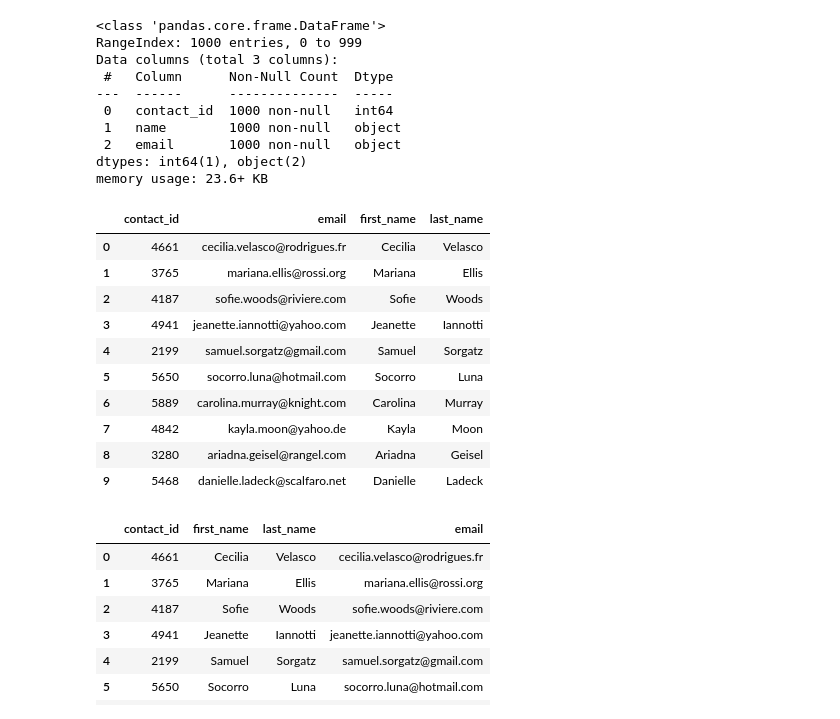
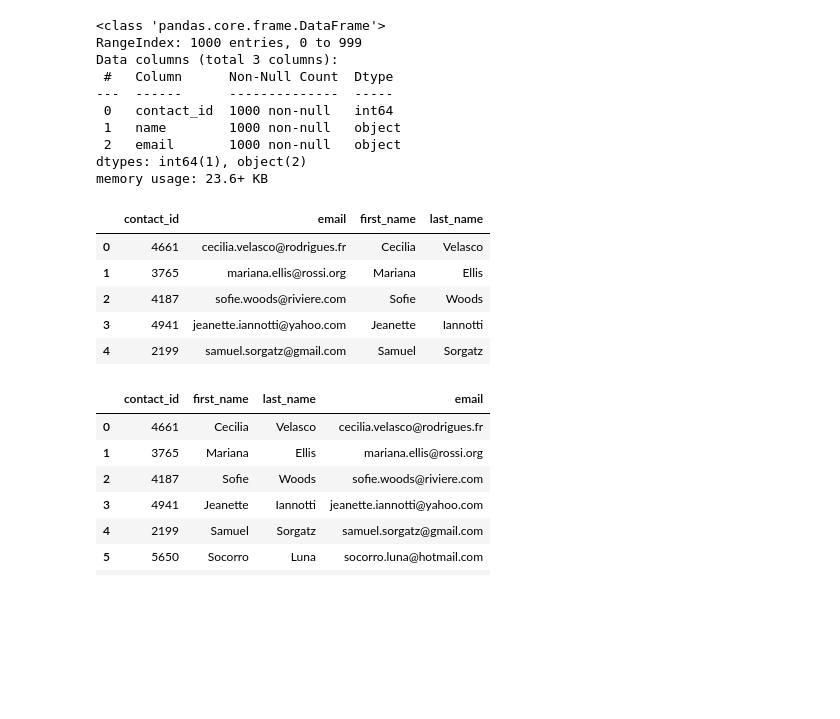
Before and after one commit to Jad95/Crowdfunding_ETL, a Jupyter notebook: ETL_Mini_Project_Abdullah_Amjad_Code.ipynb, the cells around one changed output. Saved outputs shown, nothing was run; the diff lists cells and outputs as text; code cells hidden in the pictures; blank space fills up the shorter version.

```diff
--- a/ETL_Mini_Project_Abdullah_Amjad_Code.ipynb
+++ b/ETL_Mini_Project_Abdullah_Amjad_Code.ipynb
@@ -291,7 +316,7 @@ campaign_cleaned.to_csv("Resources/campaign.csv", index=False)
 ### Extract the contacts.xlsx Data.
 # %%
 # Read the data into a Pandas DataFrame. Use the `header=2` parameter when reading in the data.
-contact_info_crowdfunding_info_df = pd.read_excel('Resources/contacts.xlsx', header=2)
+contact_info_crowdfunding_info_df = pd.read_excel('Resources/contacts.xlsx', header=3)
 contact_info_crowdfunding_info_df.head()
 # %% [output]
 |  | contact_info |
@@ -317,7 +342,11 @@ Then export the DataFrame as a `contacts.csv` CSV file.
 import json
 dict_values = []
 
+for index, row in contact_info_crowdfunding_info_df.iterrows():
+    contact_info = row['contact_info']
+    contact_dict = json.loads(contact_info)  # Convert the JSON string to a dictionary
+    dict_values.append(contact_dict)
 
-# Print out the list of values for each row.
+# Print out the list of dictionaries (values for each row)
 print(dict_values)
 # %% [output]
@@ -325,6 +354,8 @@ print(dict_values)
 # %%
 # Create a contact_info DataFrame and add each list of values, i.e., each row
 # to the 'contact_id', 'name', 'email' columns.
+contact_info_df = pd.DataFrame(dict_values)
+contact_info_df.head()
 # %% [output]
 |  | contact_id | name | email |
 | 0 | 4661 | Cecilia Velasco | cecilia.velasco@rodrigues.fr |
@@ -346,21 +378,22 @@ Data columns (total 3 columns):
 dtypes: int64(1), object(2)
 memory usage: 23.6+ KB
 # %%
+# Restore the original DataFrame
+#contact_info_df = contact_info_df.copy()
+
 # Create a "first"name" and "last_name" column with the first and last names from the "name" column.
-
+contact_info_df[['first_name', 'last_name']] = contact_info_df['name'].str.split(' ', 1, expand=True)
 
 # Drop the contact_name column
+contact_info_df.drop(columns=['name'], inplace=True)
+
+contact_info_df.head()
 # %% [output]
 |  | contact_id | email | first_name | last_name |
 | 0 | 4661 | cecilia.velasco@rodrigues.fr | Cecilia | Velasco |
 | 1 | 3765 | mariana.ellis@rossi.org | Mariana | Ellis |
 | 2 | 4187 | sofie.woods@riviere.com | Sofie | Woods |
 | 3 | 4941 | jeanette.iannotti@yahoo.com | Jeanette | Iannotti |
 | 4 | 2199 | samuel.sorgatz@gmail.com | Samuel | Sorgatz |
-| 5 | 5650 | socorro.luna@hotmail.com | Socorro | Luna |
-| 6 | 5889 | carolina.murray@knight.com | Carolina | Murray |
-| 7 | 4842 | kayla.moon@yahoo.de | Kayla | Moon |
-| 8 | 3280 | ariadna.geisel@rangel.com | Ariadna | Geisel |
-| 9 | 5468 | danielle.ladeck@scalfaro.net | Danielle | Ladeck |
 # %%
 # Reorder the columns
```
Also changed, not shown: parts of 14 cells of this notebook, 4 other files.
